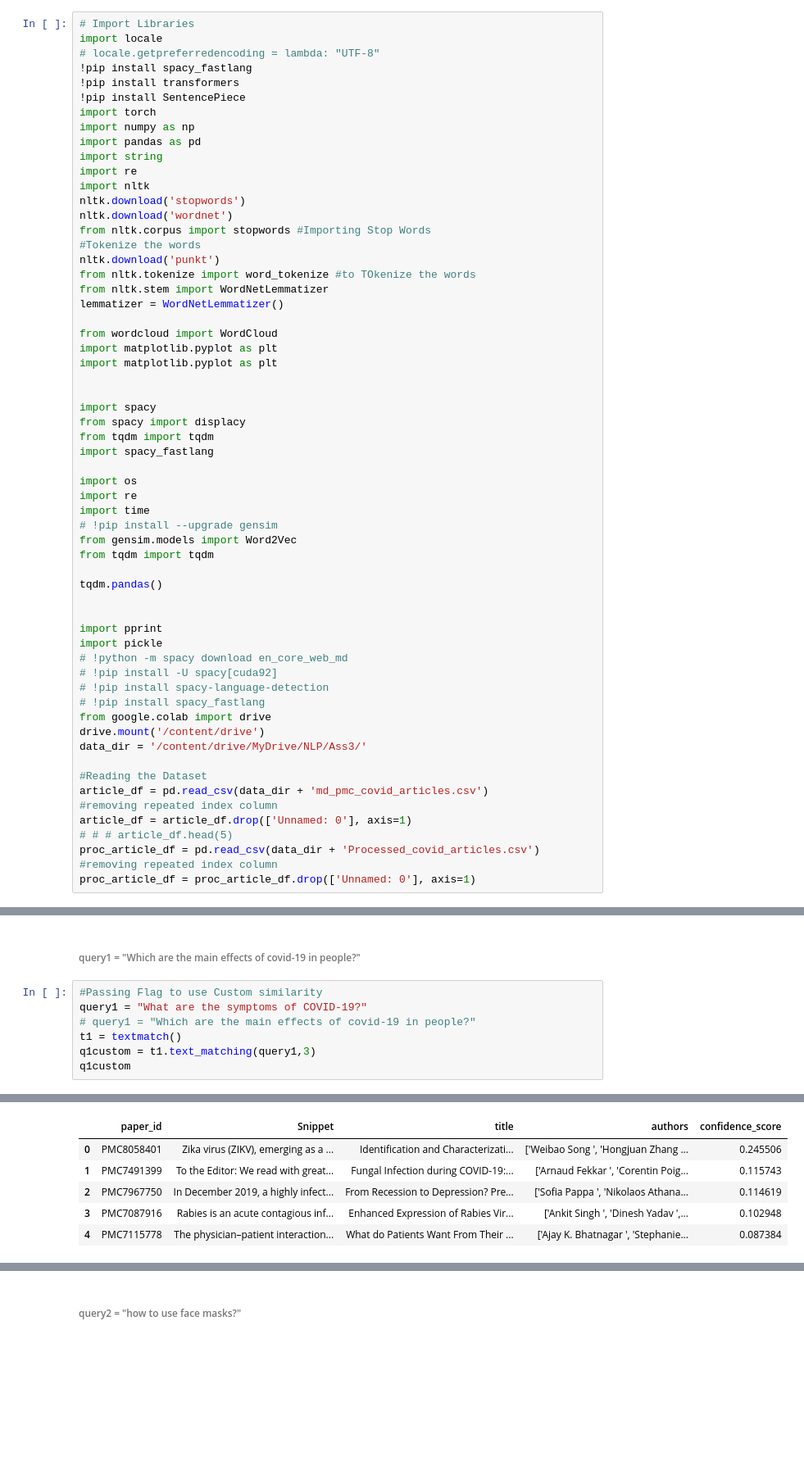
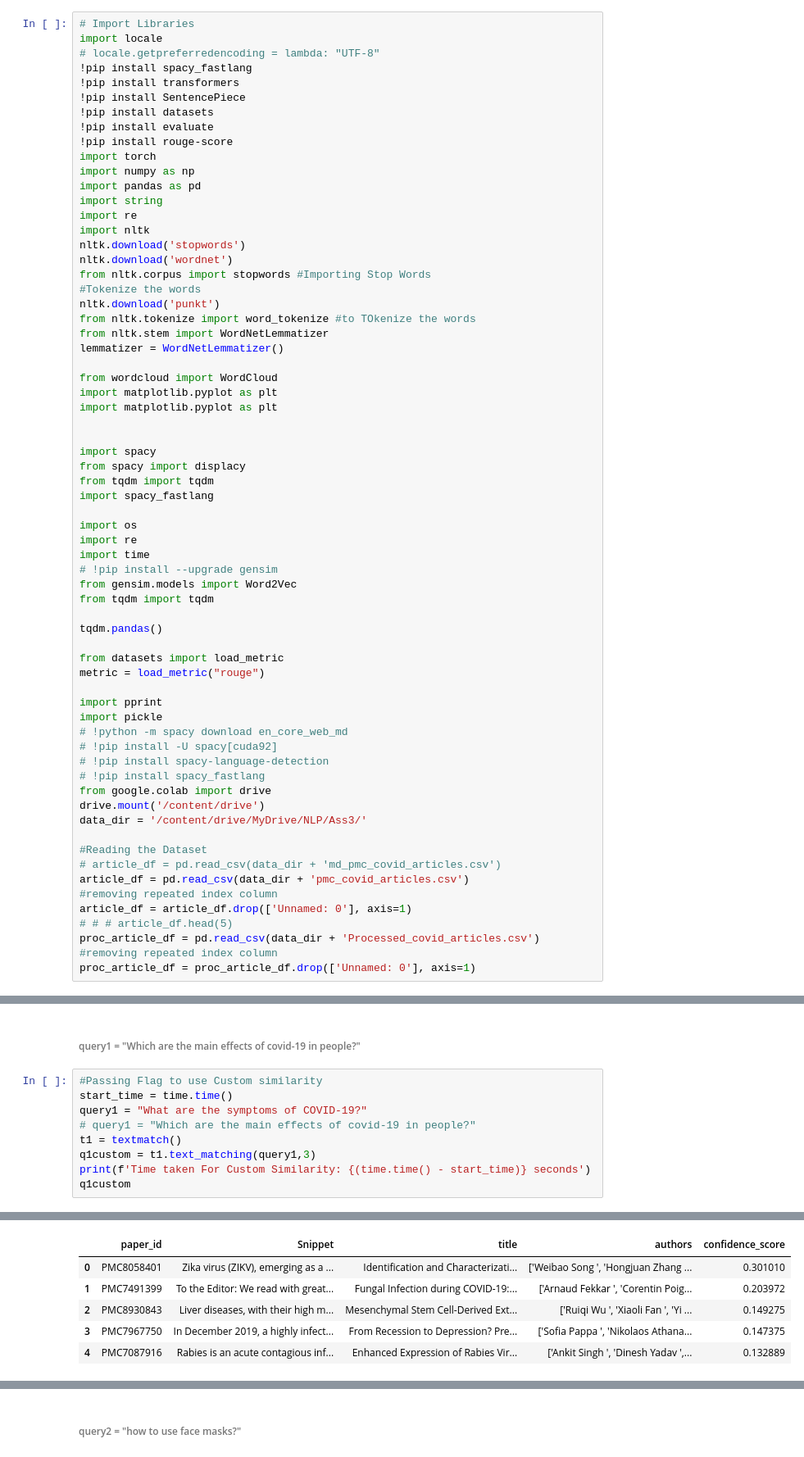
Before and after one commit to Anomaly1702/NLP_Ass3, a Jupyter notebook: Copy_of_Becky_assign3_summarization.ipynb, the cells around one changed output, grey strips where cells are left out. Shown at 82% size. Cells and saved outputs as stored; diff of their text form; blank space fills up the shorter version.

```diff
--- a/Copy_of_Becky_assign3_summarization.ipynb
+++ b/Copy_of_Becky_assign3_summarization.ipynb
@@ -35,6 +35,9 @@ import locale
 !pip install spacy_fastlang
 !pip install transformers
 !pip install SentencePiece
+!pip install datasets
+!pip install evaluate
+!pip install rouge-score
 import torch
 import numpy as np
 import pandas as pd
@@ -69,6 +72,8 @@ from tqdm import tqdm
 
 tqdm.pandas()
 
+from datasets import load_metric
+metric = load_metric("rouge")
 
 import pprint
 import pickle
@@ -81,7 +86,8 @@ drive.mount('/content/drive')
 data_dir = '/content/drive/MyDrive/NLP/Ass3/'
 
 #Reading the Dataset
-article_df = pd.read_csv(data_dir + 'md_pmc_covid_articles.csv')
+# article_df = pd.read_csv(data_dir + 'md_pmc_covid_articles.csv')
+article_df = pd.read_csv(data_dir + 'pmc_covid_articles.csv')
 #removing repeated index column
 article_df = article_df.drop(['Unnamed: 0'], axis=1)
 # # # article_df.head(5)
@@ -870,9 +882,11 @@ class textmatch:
 ###### query1 = "Which are the main effects of covid-19 in people?"
 # %%
 #Passing Flag to use Custom similarity
+start_time = time.time()
 query1 = "What are the symptoms of COVID-19?"
 # query1 = "Which are the main effects of covid-19 in people?"
 t1 = textmatch()
 q1custom = t1.text_matching(query1,3)
+print(f'Time taken For Custom Similarity: {(time.time() - start_time)} seconds')
 q1custom
 # %% [output]
@@ -879,8 +894,8 @@ q1custom
 |  | paper_id | Snippet | title | authors | confidence_score |
-| 0 | PMC8058401 | Zika virus (ZIKV), emerging as a ... | Identification and Characterizati... | ['Weibao Song ', 'Hongjuan Zhang ... | 0.245506 |
-| 1 | PMC7491399 | To the Editor: We read with great... | Fungal Infection during COVID-19:... | ['Arnaud Fekkar ', 'Corentin Poig... | 0.115743 |
-| 2 | PMC7967750 | In December 2019, a highly infect... | From Recession to Depression? Pre... | ['Sofia Pappa ', 'Nikolaos Athana... | 0.114619 |
-| 3 | PMC7087916 | Rabies is an acute contagious inf... | Enhanced Expression of Rabies Vir... | ['Ankit Singh ', 'Dinesh Yadav ',... | 0.102948 |
-| 4 | PMC7115778 | The physician–patient interaction... | What do Patients Want From Their ... | ['Ajay K. Bhatnagar ', 'Stephanie... | 0.087384 |
+| 0 | PMC8058401 | Zika virus (ZIKV), emerging as a ... | Identification and Characterizati... | ['Weibao Song ', 'Hongjuan Zhang ... | 0.301010 |
+| 1 | PMC7491399 | To the Editor: We read with great... | Fungal Infection during COVID-19:... | ['Arnaud Fekkar ', 'Corentin Poig... | 0.203972 |
+| 2 | PMC8930843 | Liver diseases, with their high m... | Mesenchymal Stem Cell-Derived Ext... | ['Ruiqi Wu ', 'Xiaoli Fan ', 'Yi ... | 0.149275 |
+| 3 | PMC7967750 | In December 2019, a highly infect... | From Recession to Depression? Pre... | ['Sofia Pappa ', 'Nikolaos Athana... | 0.147375 |
+| 4 | PMC7087916 | Rabies is an acute contagious inf... | Enhanced Expression of Rabies Vir... | ['Ankit Singh ', 'Dinesh Yadav ',... | 0.132889 |
 # %%
 #Passing Flag to use Spacey Word-embedings similarity
```
Also changed, not shown: parts of 50 cells of this notebook.
